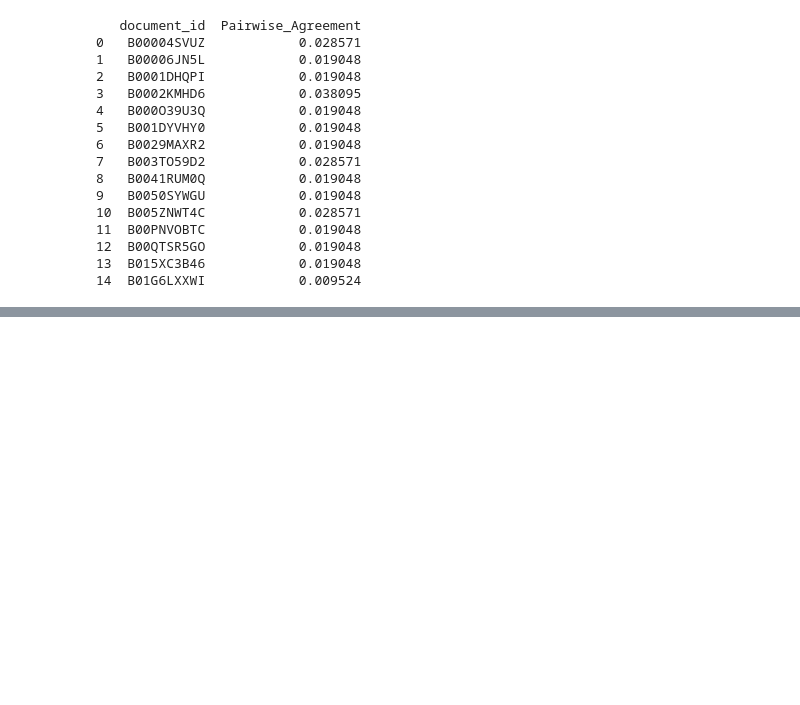
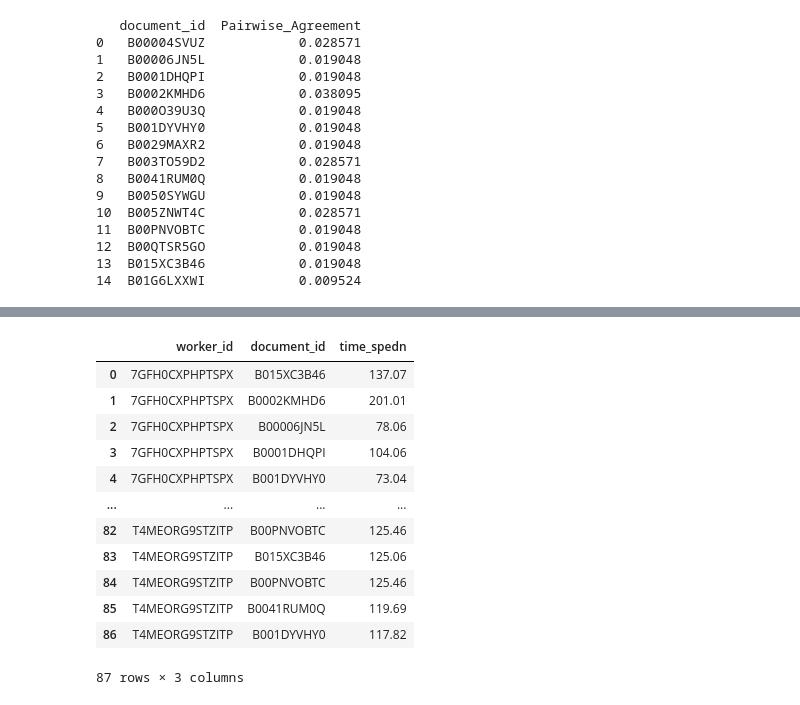
Before and after one commit to gianluca-fava/Project_Crowd_Source, a Jupyter notebook: Analysis.ipynb, the cells around one changed output, grey strips where cells are left out. Cells and saved outputs as stored; diff of their text form; code cells hidden in the pictures; blank space fills up the shorter version.

```diff
--- a/Analysis.ipynb
+++ b/Analysis.ipynb
@@ -238,0 +186,20 @@ print(fairness_average)
+# %%
+time_media = workers_answers[['worker_id', 'document_id', 'time_start', 'time_end']]
+time_media = time_media.copy()
+time_media['time_spedn'] = time_media['time_end'] - time_media['time_start']
+time_media = time_media.drop(['time_start', 'time_end'], axis=1)
+display(time_media)
+# %% [output]
+|  | worker_id | document_id | time_spedn |
+| 0 | 7GFH0CXPHPTSPX | B015XC3B46 | 137.07 |
+| 1 | 7GFH0CXPHPTSPX | B0002KMHD6 | 201.01 |
+| 2 | 7GFH0CXPHPTSPX | B00006JN5L | 78.06 |
+| 3 | 7GFH0CXPHPTSPX | B0001DHQPI | 104.06 |
+| 4 | 7GFH0CXPHPTSPX | B001DYVHY0 | 73.04 |
+| ... | ... | ... | ... |
+| 82 | T4MEORG9STZITP | B00PNVOBTC | 125.46 |
+| 83 | T4MEORG9STZITP | B015XC3B46 | 125.06 |
+| 84 | T4MEORG9STZITP | B00PNVOBTC | 125.46 |
+| 85 | T4MEORG9STZITP | B0041RUM0Q | 119.69 |
+| 86 | T4MEORG9STZITP | B001DYVHY0 | 117.82 |
+87 rows × 3 columns
```
Also changed, not shown: parts of 8 cells of this notebook.
